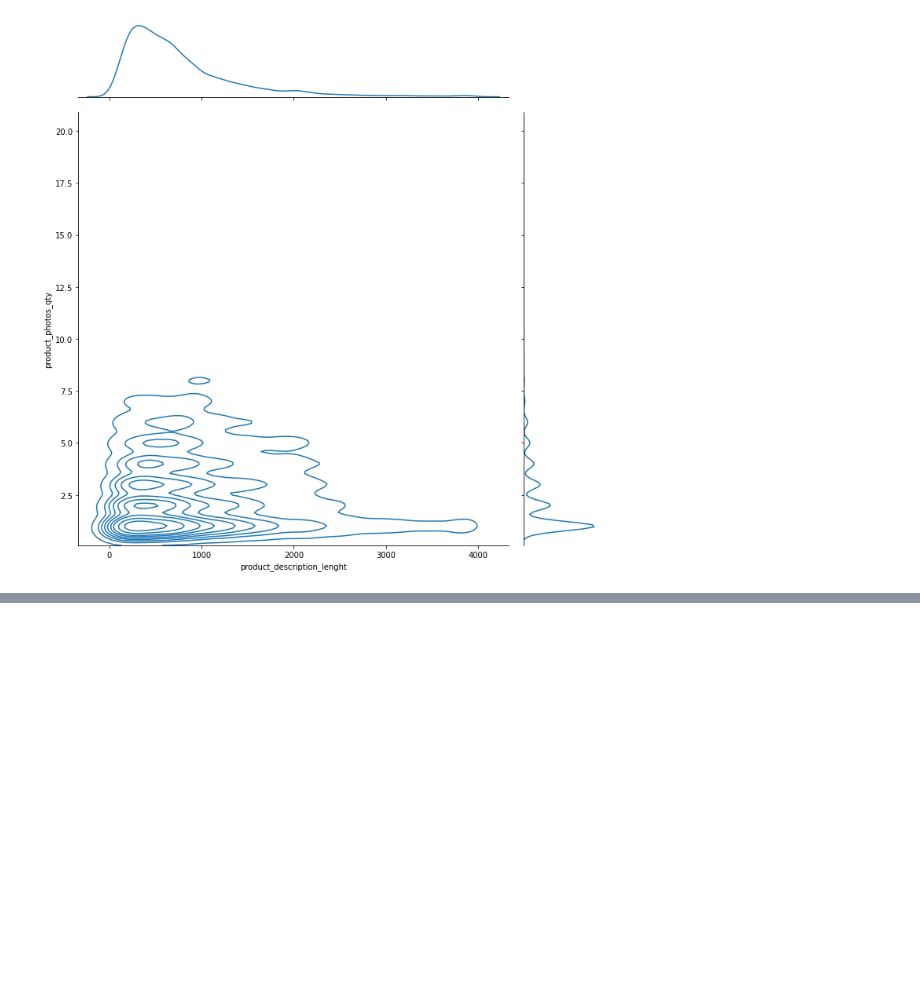
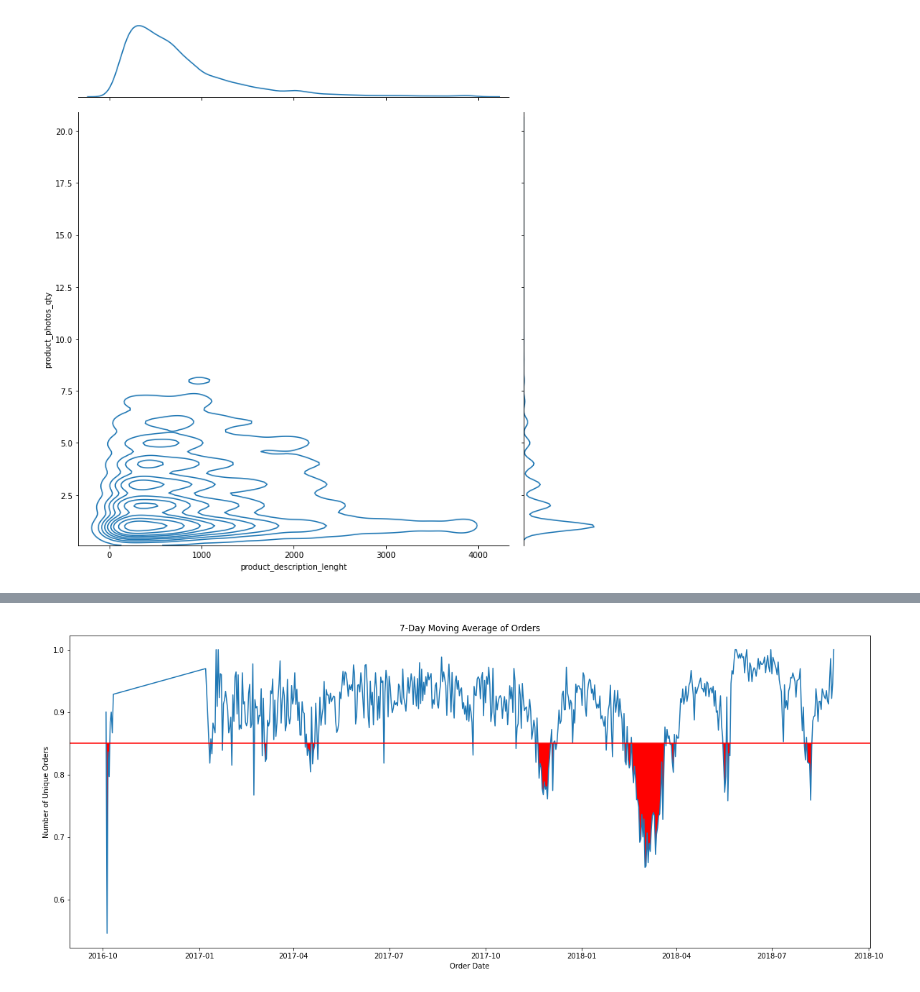
Before and after one commit to smwitkowski/olist-product-recommendations, a Jupyter notebook: notebooks/01-switkowski-data-eda.ipynb, the cells around one changed output, grey strips where cells are left out. Cells and saved outputs as stored; diff of their text form; code cells hidden in the pictures; blank space fills up the shorter version.

```diff
--- a/notebooks/01-switkowski-data-eda.ipynb
+++ b/notebooks/01-switkowski-data-eda.ipynb
@@ -555,0 +619,19 @@ sns.jointplot('product_description_lenght', 'product_photos_qty', data=prod_data
+# %%
+fig, ax = plt.subplots(figsize=(20, 8))
+orders = data.groupby('order_date').agg({"delivery_estimate_met": np.mean, 'order_id':pd.Series.nunique}).reset_index()
+orders.loc[orders['order_id'] < 10, 'delivery_estimate_met'] = np.nan
+
+#orders['orders_rolling'] = orders['delivery_estiamte_met'].rolling(7).mean()
+sns.lineplot(data=orders, x ='order_date', y='delivery_estimate_met')
+
+lower = 0.85
+ax.axhline(lower, color="red")
+ax.fill_between(orders['order_date'],
+                orders['delivery_estimate_met'],
+                lower,
+                where=(orders['delivery_estimate_met'].values <= lower), facecolor = 'red', interpolate=True)
+ax.set_title('7-Day Moving Average of Orders')
+ax.set_ylabel('Number of Unique Orders')
+ax.set_xlabel('Order Date');
+# %% [output]
+[figure, added]
```
Also changed, not shown: parts of 14 cells of this notebook.
